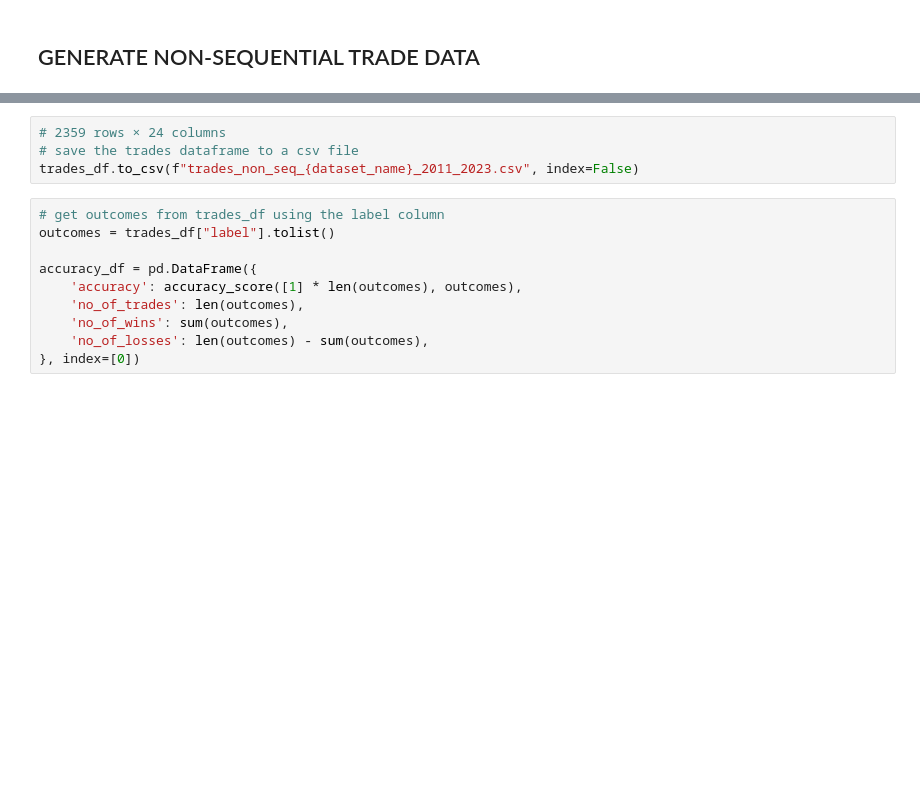
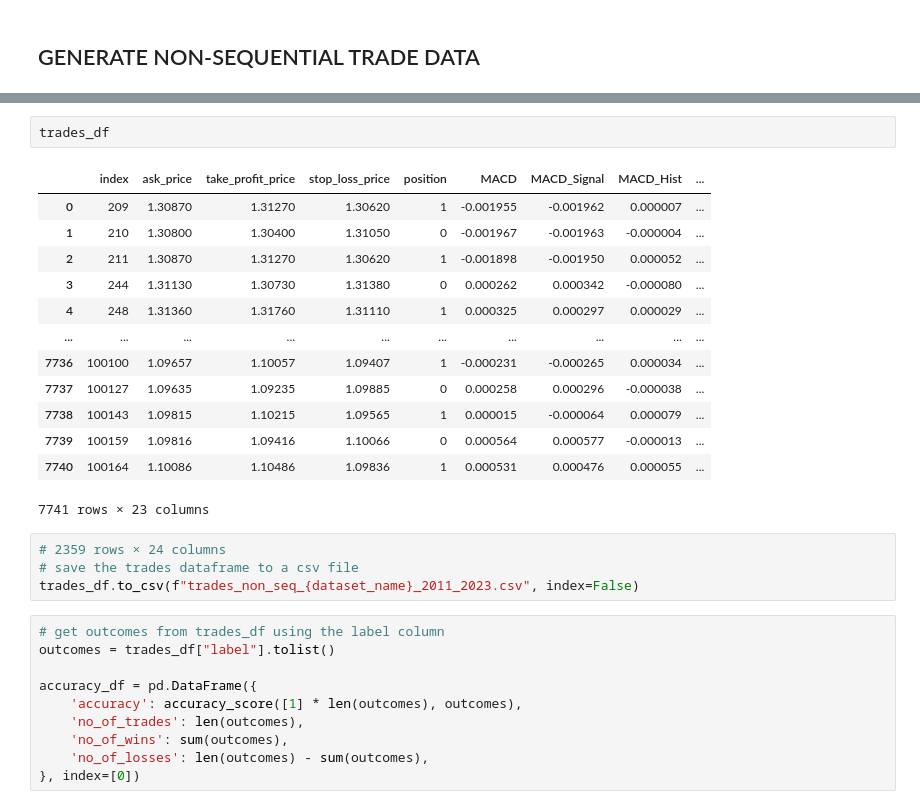
Before and after one commit to EngineerDanny/robust_algo_trader, a Jupyter notebook: data/gen_trade_data.ipynb, the cells around one changed output, grey strips where cells are left out. Drawn from its saved outputs; the diff is of its cells as text; blank space fills up the shorter version.

```diff
--- a/data/gen_trade_data.ipynb
+++ b/data/gen_trade_data.ipynb
@@ -207,6 +251,22 @@ for index in range(len(df)):
         trades.append(local_order)
 
 trades_df = pd.DataFrame(trades)
+# %%
+trades_df
+# %% [output]
+|  | index | ask_price | take_profit_price | stop_loss_price | position | MACD | MACD_Signal | MACD_Hist | ... |
+| 0 | 209 | 1.30870 | 1.31270 | 1.30620 | 1 | -0.001955 | -0.001962 | 0.000007 | ... |
+| 1 | 210 | 1.30800 | 1.30400 | 1.31050 | 0 | -0.001967 | -0.001963 | -0.000004 | ... |
+| 2 | 211 | 1.30870 | 1.31270 | 1.30620 | 1 | -0.001898 | -0.001950 | 0.000052 | ... |
+| 3 | 244 | 1.31130 | 1.30730 | 1.31380 | 0 | 0.000262 | 0.000342 | -0.000080 | ... |
+| 4 | 248 | 1.31360 | 1.31760 | 1.31110 | 1 | 0.000325 | 0.000297 | 0.000029 | ... |
+| ... | ... | ... | ... | ... | ... | ... | ... | ... | ... |
+| 7736 | 100100 | 1.09657 | 1.10057 | 1.09407 | 1 | -0.000231 | -0.000265 | 0.000034 | ... |
+| 7737 | 100127 | 1.09635 | 1.09235 | 1.09885 | 0 | 0.000258 | 0.000296 | -0.000038 | ... |
+| 7738 | 100143 | 1.09815 | 1.10215 | 1.09565 | 1 | 0.000015 | -0.000064 | 0.000079 | ... |
+| 7739 | 100159 | 1.09816 | 1.09416 | 1.10066 | 0 | 0.000564 | 0.000577 | -0.000013 | ... |
+| 7740 | 100164 | 1.10086 | 1.10486 | 1.09836 | 1 | 0.000531 | 0.000476 | 0.000055 | ... |
+7741 rows × 23 columns
 # %%
 # 2359 rows × 24 columns
 # save the trades dataframe to a csv file
```
Also changed, not shown: parts of 5 cells of this notebook.
